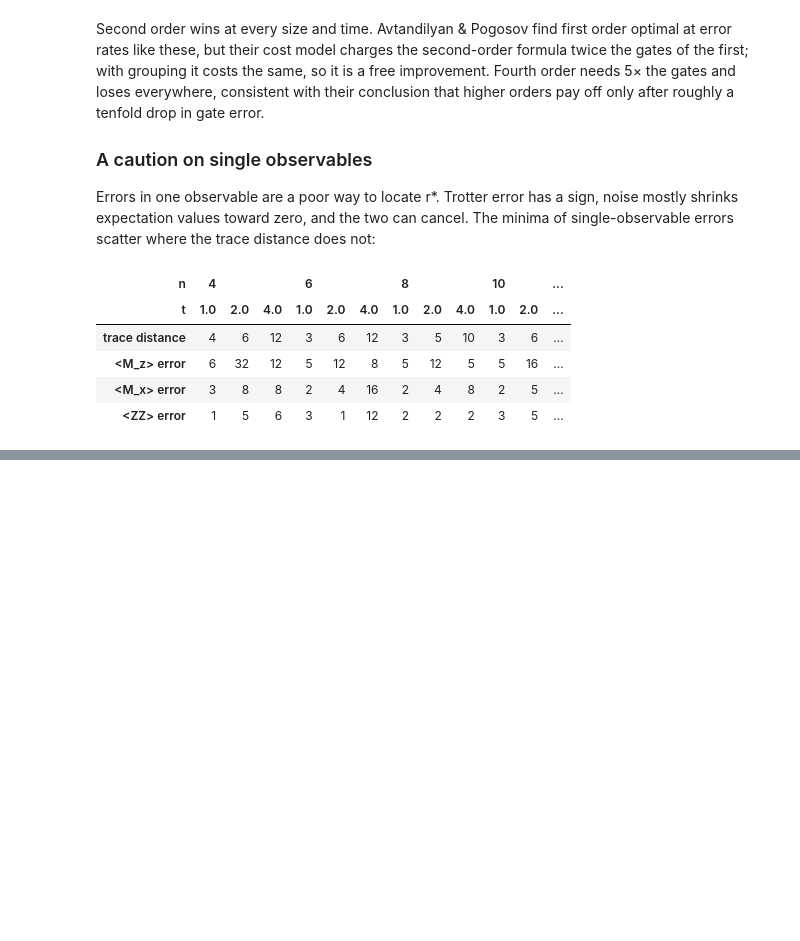
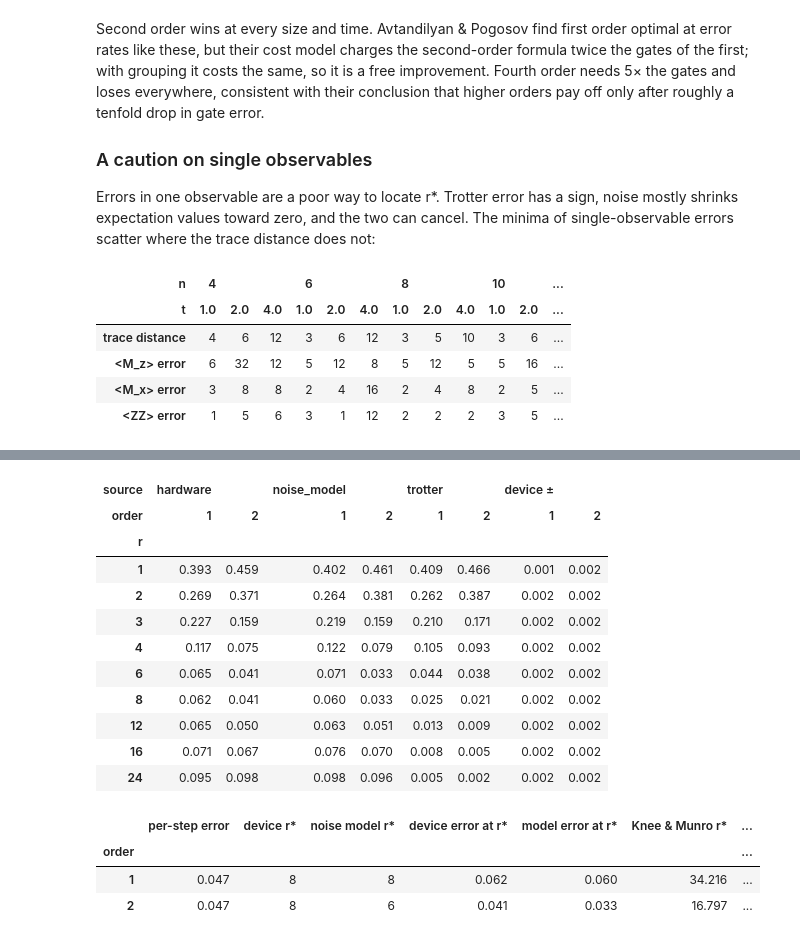
Before and after one commit to jayhsu0627/qtrotter, a Jupyter notebook: notebooks/trotter_under_noise.ipynb, the cells around one changed output, grey strips where cells are left out. Saved outputs shown, nothing was run; the diff lists cells and outputs as text; code cells hidden in the pictures; blank space fills up the shorter version.

```diff
--- a/notebooks/trotter_under_noise.ipynb
+++ b/notebooks/trotter_under_noise.ipynb
@@ -375,0 +378,36 @@ noise-model prediction for the same circuits. This needs an IBM Quantum account
+# %%
+table = hw.pivot(index="r", columns=["source", "order"], values="rms")
+device = hw[hw.source == "hardware"].set_index(["order", "r"]).rms_std
+for order in (1, 2):
+    table[("device ±", order)] = device.xs(order)
+table.round(3)
+# %% [output]
+| source | hardware |  | noise_model |  | trotter |  | device ± |  |
+| order | 1 | 2 | 1 | 2 | 1 | 2 | 1 | 2 |
+| r |  |  |  |  |  |  |  |  |
+| 1 | 0.393 | 0.459 | 0.402 | 0.461 | 0.409 | 0.466 | 0.001 | 0.002 |
+| 2 | 0.269 | 0.371 | 0.264 | 0.381 | 0.262 | 0.387 | 0.002 | 0.002 |
+| 3 | 0.227 | 0.159 | 0.219 | 0.159 | 0.210 | 0.171 | 0.002 | 0.002 |
+| 4 | 0.117 | 0.075 | 0.122 | 0.079 | 0.105 | 0.093 | 0.002 | 0.002 |
+| 6 | 0.065 | 0.041 | 0.071 | 0.033 | 0.044 | 0.038 | 0.002 | 0.002 |
+| 8 | 0.062 | 0.041 | 0.060 | 0.033 | 0.025 | 0.021 | 0.002 | 0.002 |
+| 12 | 0.065 | 0.050 | 0.063 | 0.051 | 0.013 | 0.009 | 0.002 | 0.002 |
+| 16 | 0.071 | 0.067 | 0.076 | 0.070 | 0.008 | 0.005 | 0.002 | 0.002 |
+| 24 | 0.095 | 0.098 | 0.098 | 0.096 | 0.005 | 0.002 | 0.002 | 0.002 |
+# %%
+norms12 = noiseless[(noiseless.model == "tfim") & (noiseless.n == cfg_hw["n"])].iloc[0]
+rows = []
+for order, g in hw_circuits.groupby("order"):
+    p_step = predict.per_step_error(g.r, g.gate_error_sum)
+    opt = lambda src: hw[(hw.source == src) & (hw.order == order)].set_index("r").rms
+    rows.append({"order": order, "per-step error": p_step,
+                 "device r*": opt("hardware").idxmin(), "noise model r*": opt("noise_model").idxmin(),
+                 "device error at r*": opt("hardware").min(), "model error at r*": opt("noise_model").min(),
+                 "Knee & Munro r*": predict.knee_munro(order, cfg_hw["t"], p_step, norms12),
+                 "Avtandilyan & Pogosov r*": predict.avtandilyan_pogosov(order, cfg_hw["t"], p_step, cfg_hw["n"])})
+pd.DataFrame(rows).set_index("order").round(3)
+# %% [output]
+|  | per-step error | device r* | noise model r* | device error at r* | model error at r* | Knee & Munro r* | ... |
+| order |  |  |  |  |  |  | ... |
+| 1 | 0.047 | 8 | 8 | 0.062 | 0.060 | 34.216 | ... |
+| 2 | 0.047 | 8 | 6 | 0.041 | 0.033 | 16.797 | ... |
```
Also changed, not shown: parts of 6 cells of this notebook, 10 other files.
